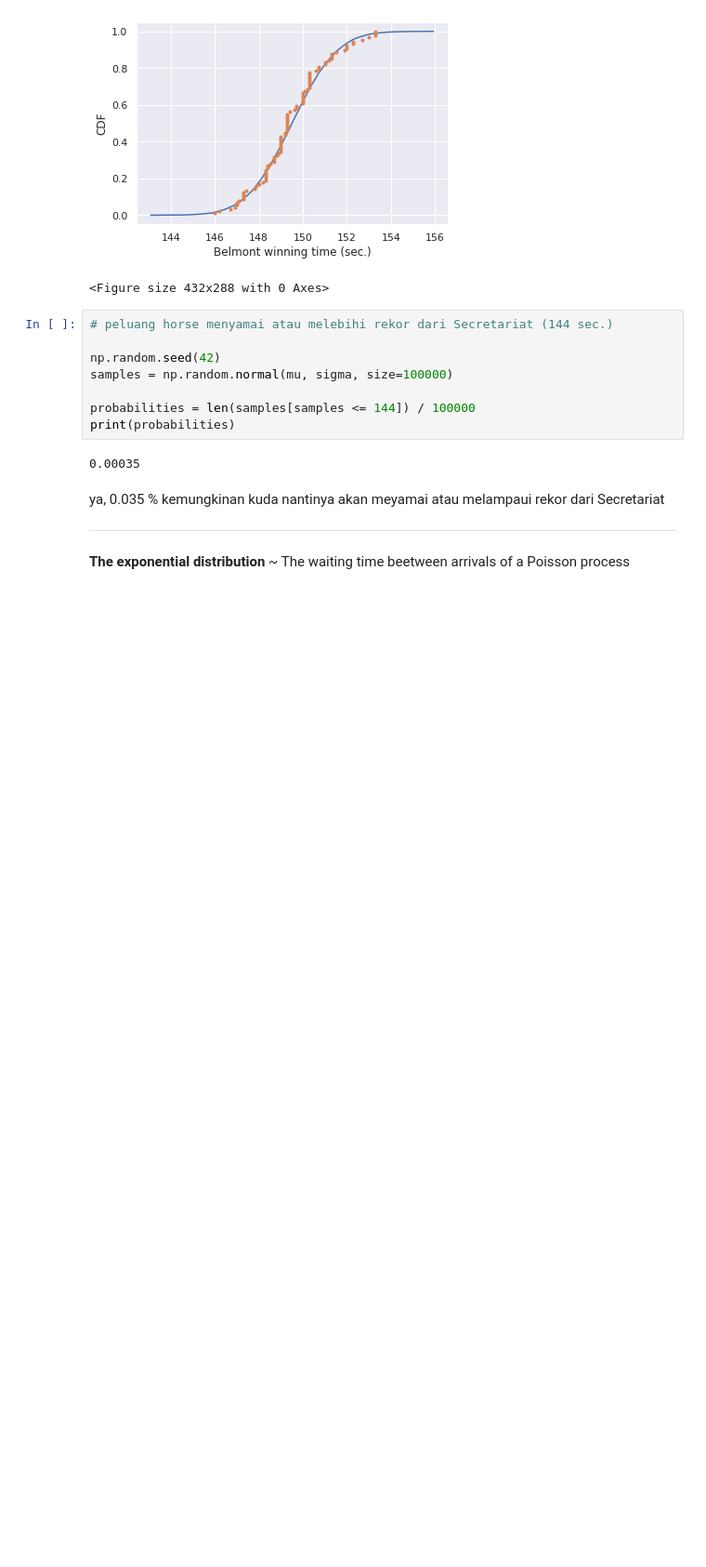
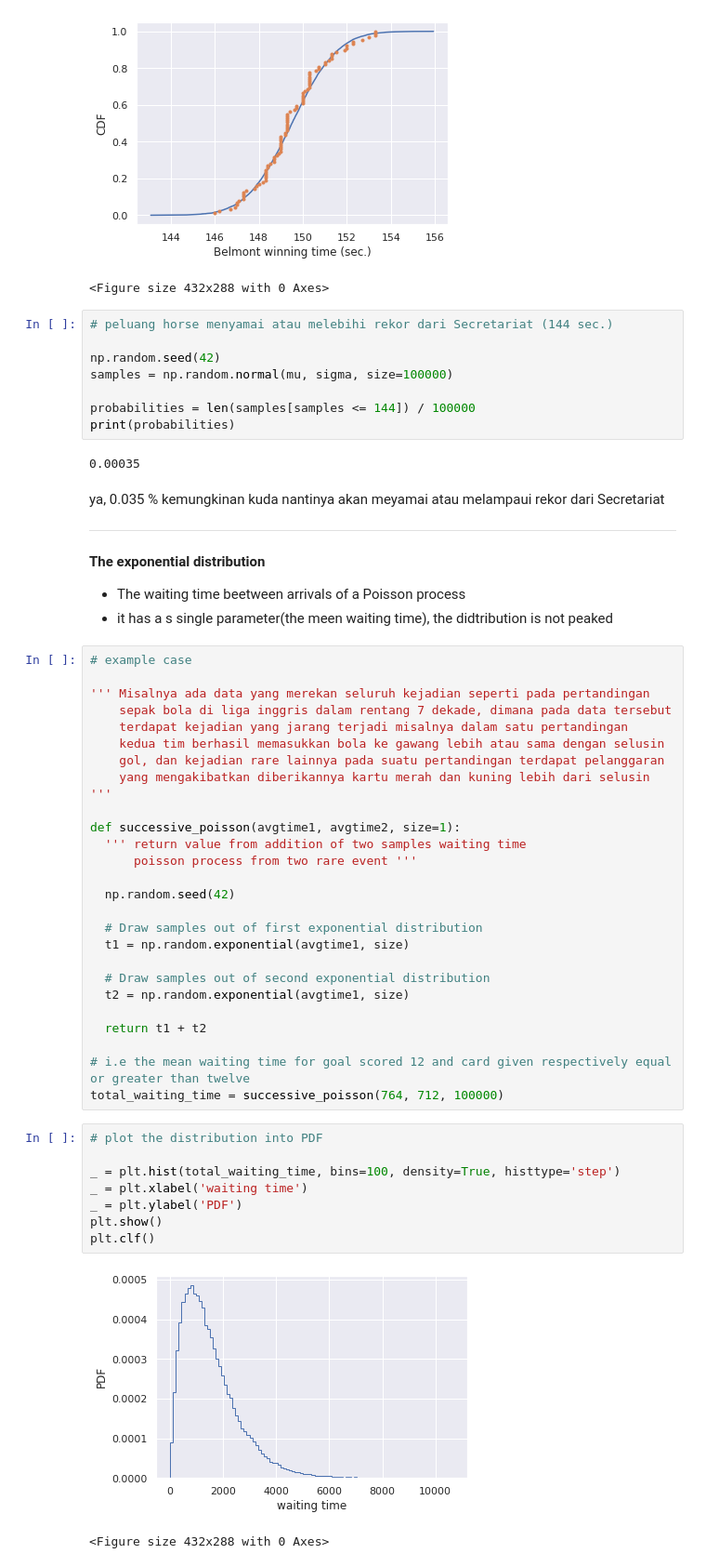
Before and after one commit to afhabibieee/Statistical_Thinking_Part_1, a Jupyter notebook: Statistical_Thinking_Part_1.ipynb, the cells around one changed output. Shown: that part at 93% size. Drawn from its saved outputs; the diff is of its cells as text; blank space fills up the shorter version.

```diff
--- a/Statistical_Thinking_Part_1.ipynb
+++ b/Statistical_Thinking_Part_1.ipynb
@@ -739,4 +739,43 @@ ya, 0.035 % kemungkinan kuda nantinya akan meyamai atau melampaui rekor dari Sec
 
 ---
 # %% [markdown]
-**The exponential distribution** ~ The waiting time beetween arrivals of a Poisson process
+**The exponential distribution**
+*   The waiting time beetween arrivals of a Poisson process
+*   it has a s single parameter(the meen waiting time), the didtribution is not peaked
+# %%
+# example case
+
+''' Misalnya ada data yang merekan seluruh kejadian seperti pada pertandingan
+    sepak bola di liga inggris dalam rentang 7 dekade, dimana pada data tersebut
+    terdapat kejadian yang jarang terjadi misalnya dalam satu pertandingan
+    kedua tim berhasil memasukkan bola ke gawang lebih atau sama dengan selusin
+    gol, dan kejadian rare lainnya pada suatu pertandingan terdapat pelanggaran
+    yang mengakibatkan diberikannya kartu merah dan kuning lebih dari selusin '''
+
+def successive_poisson(avgtime1, avgtime2, size=1):
+  ''' return value from addition of two samples waiting time
+      poisson process from two rare event '''
+
+  np.random.seed(42)
+
+  # Draw samples out of first exponential distribution
+  t1 = np.random.exponential(avgtime1, size)
+
+  # Draw samples out of second exponential distribution
+  t2 = np.random.exponential(avgtime1, size)
+
+  return t1 + t2
+
+# i.e the mean waiting time for goal scored 12 and card given respectively equal or greater than twelve
+total_waiting_time = successive_poisson(764, 712, 100000)
+# %%
+# plot the distribution into PDF
+
+_ = plt.hist(total_waiting_time, bins=100, density=True, histtype='step')
+_ = plt.xlabel('waiting time')
+_ = plt.ylabel('PDF')
+plt.show()
+plt.clf()
+# %% [output]
+[figure, added]
+<Figure size 432x288 with 0 Axes>
```
Also changed, not shown: parts of 3 cells of this notebook.
